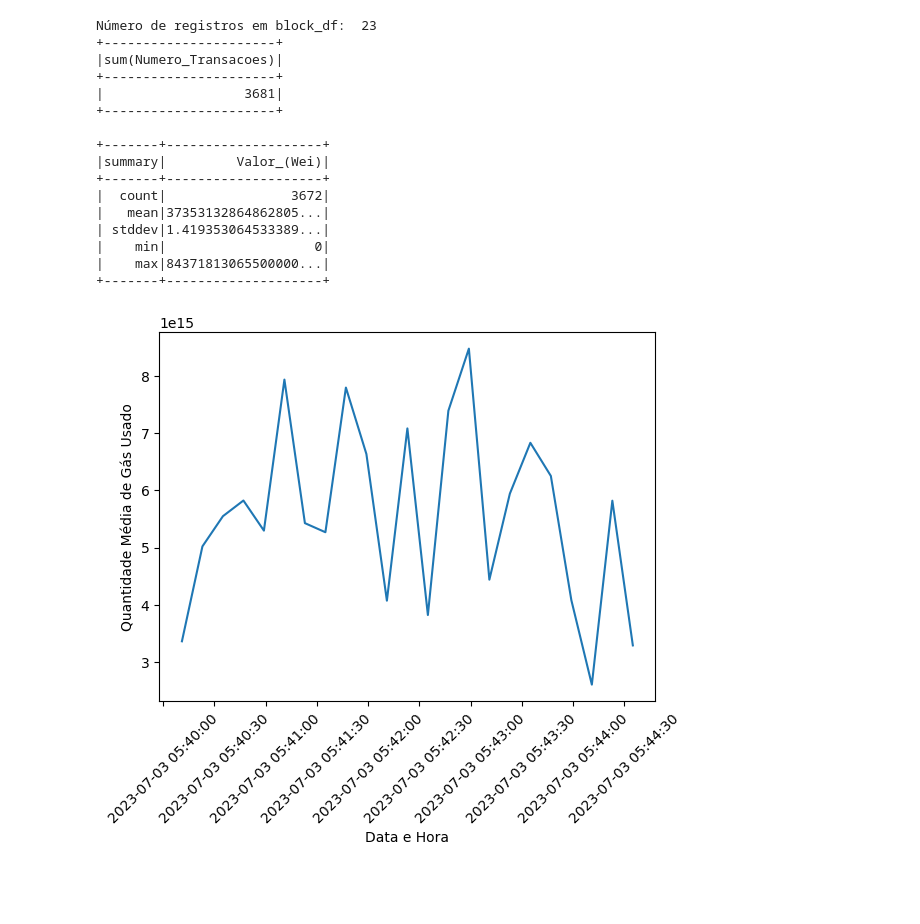
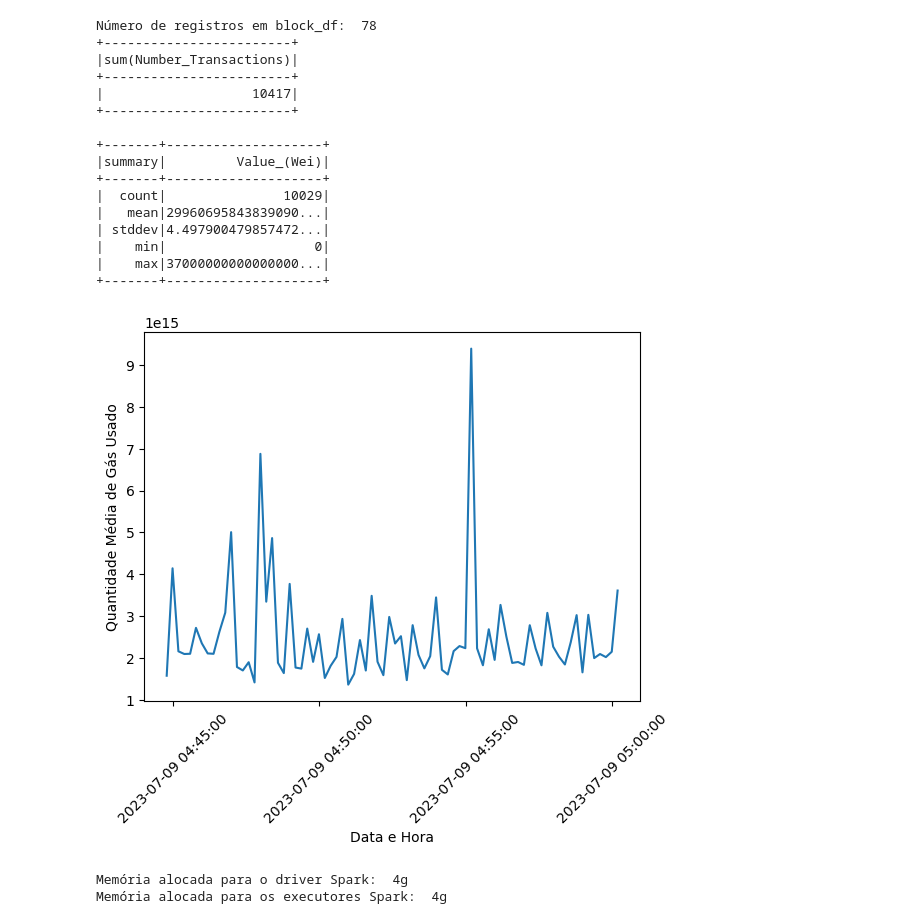
Before and after one commit to THEBESTSZ/Projeto-Aplicado-Aplicacao-de-Ciencia-de-Dados-na-Rede-Ethereum, a Jupyter notebook: Notebooks/Gas_Ethereum.ipynb, the cells around one changed output. Drawn from its saved outputs; the diff is of its cells as text; code cells hidden in the pictures; blank space fills up the shorter version.

```diff
--- a/Notebooks/Gas_Ethereum.ipynb
+++ b/Notebooks/Gas_Ethereum.ipynb
@@ -16,8 +16,17 @@ swap_files = glob.glob(os.path.join(output_folder, "swap", "*.csv"))
 transaction_files = glob.glob(os.path.join(output_folder, "transaction", "*.csv"))
 # %%
 # Criar sessão Spark
+
+import os
+import sys
+
+os.environ['PYSPARK_PYTHON'] = sys.executable
+os.environ['PYSPARK_DRIVER_PYTHON'] = sys.executable
+
 spark = SparkSession.builder \
     .appName("Análise de Transações Ethereum") \
+    .config("spark.driver.memory", "4g") \
+    .config("spark.executor.memory", "4g") \
     .getOrCreate()
 # %%
 # Criar um DataFrame vazio para armazenar os dados dos blocos
@@ -83,15 +86,11 @@ combined_swap_df.show()
 only showing top 20 rows
 # %%
-# Criar um DataFrame vazio para armazenar os dados dos blocos
 combined_transaction_df = None
 
-# Ler e unir os arquivos CSV de blocos
-for file in transaction_files:
-    df = spark.read.csv(file, header=True, inferSchema=True)
-    if combined_transaction_df is None:
-        combined_transaction_df = df
-    else:
-        combined_transaction_df = combined_transaction_df.unionAll(df)
+file_path = "../Scripts/output/transaction/transactions.csv"
+
+# Ler o arquivo CSV
+combined_transaction_df = spark.read.csv(file_path, header=True, inferSchema=True)
 # %%
 combined_transaction_df.show()
 # %% [output]
@@ -117,61 +116,70 @@ only showing top 20 rows
 print("Número de registros em block_df: ", combined_block_df.count())
 
 # Exemplo de sumarização de valores
-combined_block_df.agg({"Numero_Transacoes": "sum"}).show()
+combined_block_df.agg({"Number_Transactions": "sum"}).show()
 
 # Exemplo de análise descritiva de colunas
-combined_transaction_df.describe("Valor_(Wei)").show()
+combined_transaction_df.describe("Value_(Wei)").show()
 # %% [output]
-Número de registros em block_df:  23
-+----------------------+
-|sum(Numero_Transacoes)|
-+----------------------+
-|                  3681|
-+----------------------+
+Número de registros em block_df:  78
++------------------------+
+|sum(Number_Transactions)|
++------------------------+
+|                   10417|
++------------------------+
 
 +-------+--------------------+
-|summary|         Valor_(Wei)|
+|summary|         Value_(Wei)|
 +-------+--------------------+
-|  count|                3672|
-|   mean|37353132864862805...|
-| stddev|1.419353064533389...|
+|  count|               10029|
+|   mean|29960695843839090...|
+| stddev|4.497900479857472...|
 |    min|                   0|
-|    max|84371813065500000...|
+|    max|37000000000000000...|
 +-------+--------------------+
 # %%
 import matplotlib.pyplot as plt
 import matplotlib.dates as mdates
 from pyspark.sql.functions import col, to_timestamp, expr
 from pyspark.sql.window import Window
 from pyspark.sql import functions as F
 
 # Converter a coluna 'Timestamp_Transacao' para o formato 'timestamp'
-combined_transaction_df = combined_transaction_df.withColumn('Timestamp_Transacao', to_timestamp(col('Timestamp_Transacao')))
+combined_transaction_df = combined_transaction_df.withColumn('Timestamp_Transaction', to_timestamp(col('Timestamp_Transaction')))
 
 # Criar a coluna Gas_Utilizado, no qual Gas_Utilizado é o preço do gás vezes o limite
-combined_transaction_df = combined_transaction_df.withColumn("Gas_Usado_Maximo", expr("Taxa_Gas * Limite_Gas"))
+combined_transaction_df = combined_transaction_df.withColumn("Transaction_Fee", expr("Gas_Price * Gas_Used"))
 
 # Calcular a média de 'Gás_Usado' agrupada por data e hora
-grouped_df = combined_transaction_df.groupBy('Timestamp_Transacao').mean('Gas_Usado_Maximo')
+grouped_df = combined_transaction_df.groupBy('Timestamp_Transaction').mean('Transaction_Fee')
 
 # Ordenar os valores pela coluna 'Timestamp_Transacao'
-ordered_df = grouped_df.orderBy('Timestamp_Transacao')
+ordered_df = grouped_df.orderBy('Timestamp_Transaction')
 
 # Obter os valores das colunas 'Timestamp_Transacao' e 'avg(Gás_Usado)' em listas
-timestamps = ordered_df.select('Timestamp_Transacao').rdd.flatMap(lambda x: x).collect()
-avg_gas_used = ordered_df.select('avg(Gas_Usado_Maximo)').rdd.flatMap(lambda x: x).collect()
+timestamps = ordered_df.select('Timestamp_Transaction').rdd.flatMap(lambda x: x).collect()
+avg_gas_used = ordered_df.select('avg(Transaction_Fee)').rdd.flatMap(lambda x: x).collect()
 
 # Plotar o gráfico
 fig, ax = plt.subplots()
 ax.plot(timestamps, avg_gas_used)
 
 # Formatar o eixo x para exibir a data/hora
 ax.xaxis.set_major_formatter(mdates.DateFormatter('%Y-%m-%d %H:%M:%S'))
 plt.xticks(rotation=45)
 
 plt.xlabel('Data e Hora')
 plt.ylabel('Quantidade Média de Gás Usado')
 
 plt.show()
 # %% [output]
-[figure, old version]
+[figure, new version]
+# %%
+driver_memory = spark.conf.get("spark.driver.memory")
+executor_memory = spark.conf.get("spark.executor.memory")
+
+print("Memória alocada para o driver Spark: ", driver_memory)
+print("Memória alocada para os executores Spark: ", executor_memory)
+# %% [output]
+Memória alocada para o driver Spark:  4g
+Memória alocada para os executores Spark:  4g
```
Also changed, not shown: parts of 5 cells of this notebook, 4 other files.
